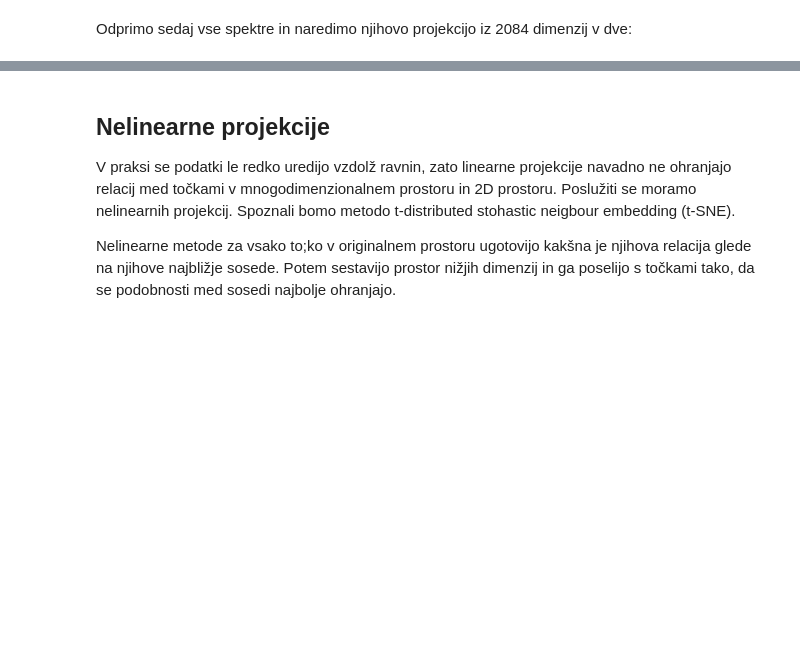
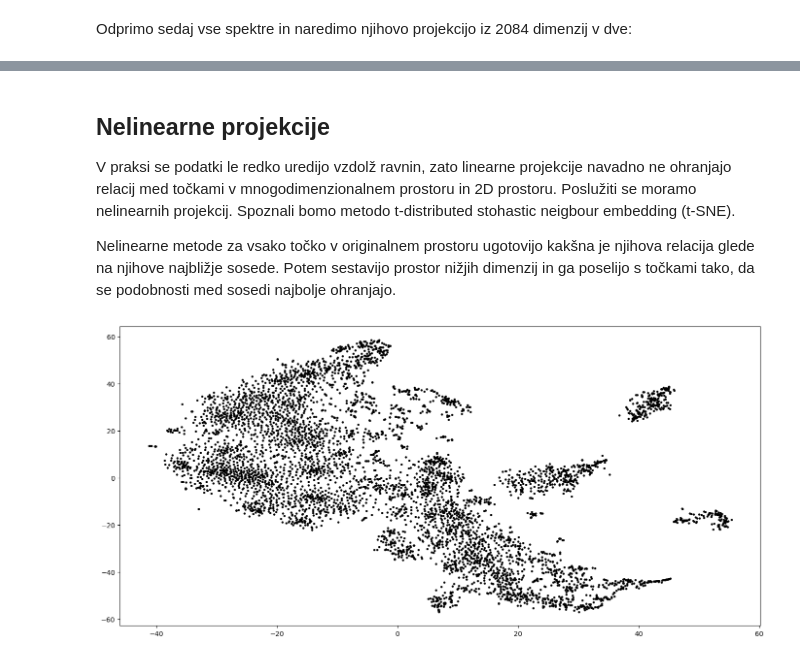
Before and after one commit to sheliak/klasifikacija_spektrov, a Jupyter notebook: klasifikacija.ipynb, the cells around one changed output, grey strips where cells are left out. Saved outputs shown, nothing was run; the diff lists cells and outputs as text; code cells hidden in the pictures; blank space fills up the shorter version.

```diff
--- a/klasifikacija.ipynb
+++ b/klasifikacija.ipynb
@@ -388,4 +401,17 @@ plt.show()
 
 V praksi se podatki le redko uredijo vzdolž ravnin, zato linearne projekcije navadno ne ohranjajo relacij med točkami v mnogodimenzionalnem prostoru in 2D prostoru. Poslužiti se moramo nelinearnih projekcij. Spoznali bomo metodo t-distributed stohastic neigbour embedding (t-SNE).
 
-Nelinearne metode za vsako to;ko v originalnem prostoru ugotovijo kakšna je njihova relacija glede na njihove najbližje sosede. Potem sestavijo prostor nižjih dimenzij in ga poselijo s točkami tako, da se podobnosti med sosedi najbolje ohranjajo.
+Nelinearne metode za vsako točko v originalnem prostoru ugotovijo kakšna je njihova relacija glede na njihove najbližje sosede. Potem sestavijo prostor nižjih dimenzij in ga poselijo s točkami tako, da se podobnosti med sosedi najbolje ohranjajo.
+# %%
+#Naredimo projekcijo
+tsne = TSNE(n_components=2, perplexity=30)
+#tsne.fit(spektri)
+projekcija=tsne.fit_transform(spektri)
+
+#Narisemo 2D ravnino
+fig=plt.figure(13)
+ax=fig.add_subplot(111)
+ax.scatter(projekcija[:,0], projekcija[:,1], s=5, c='k')
+plt.show()
+# %% [output]
+[figure, added]
```
Also changed, not shown: parts of 7 cells of this notebook.
